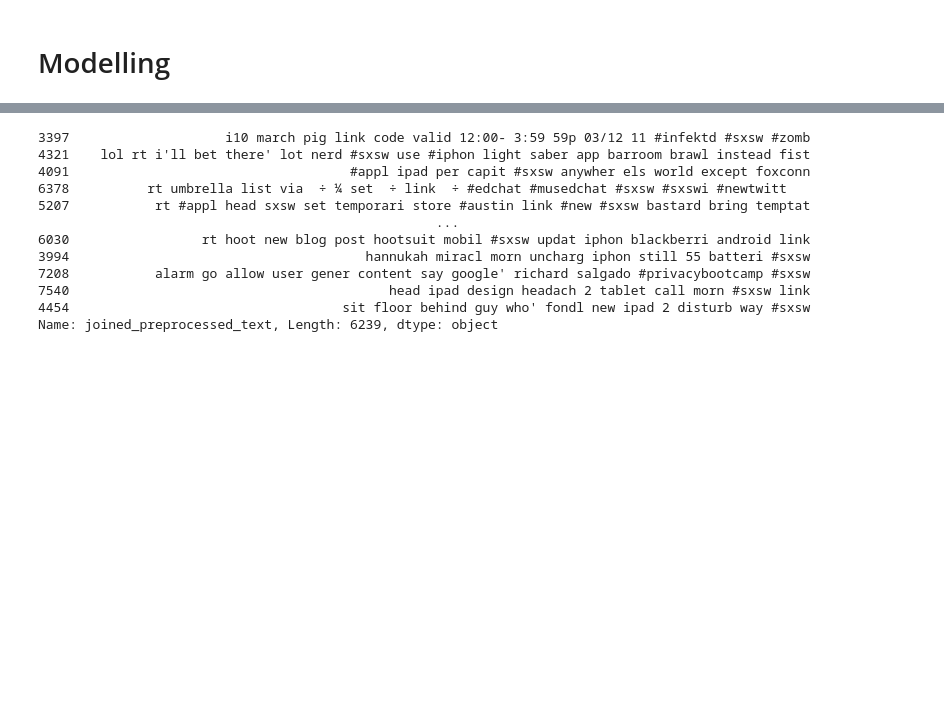
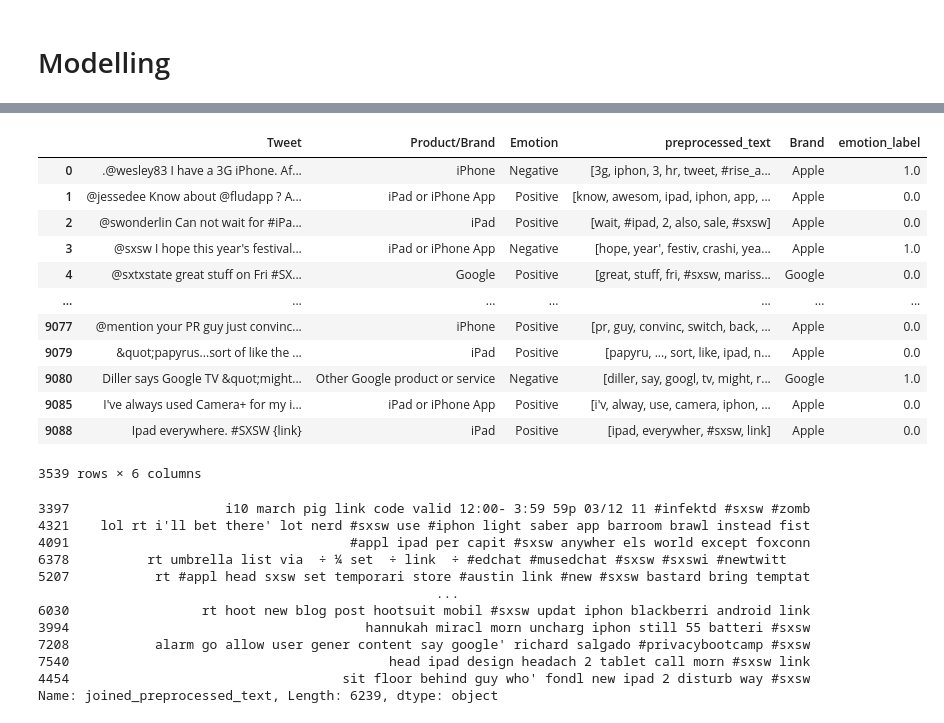
Before and after one commit to R3TR0Quan/twitter-sentiment-analysis, a Jupyter notebook: notebook.ipynb, the cells around one changed output, grey strips where cells are left out. Cells and saved outputs as stored; diff of their text form; code cells hidden in the pictures; blank space fills up the shorter version.

```diff
--- a/notebook.ipynb
+++ b/notebook.ipynb
@@ -413,3 +432,22 @@ tweet_scored[:50]
+# %%
+# Relabeling the content of the emotion column
+data_binary.loc[data_binary['Emotion'] == 'Positive' , 'emotion_label'] = 0
+data_binary.loc[data_binary['Emotion'] == 'Negative' , 'emotion_label'] = 1
+data_binary
+# %% [output]
+|  | Tweet | Product/Brand | Emotion | preprocessed_text | Brand | emotion_label |
+| 0 | .@wesley83 I have a 3G iPhone. Af... | iPhone | Negative | [3g, iphon, 3, hr, tweet, #rise_a... | Apple | 1.0 |
+| 1 | @jessedee Know about @fludapp ? A... | iPad or iPhone App | Positive | [know, awesom, ipad, iphon, app, ... | Apple | 0.0 |
+| 2 | @swonderlin Can not wait for #iPa... | iPad | Positive | [wait, #ipad, 2, also, sale, #sxsw] | Apple | 0.0 |
+| 3 | @sxsw I hope this year's festival... | iPad or iPhone App | Negative | [hope, year', festiv, crashi, yea... | Apple | 1.0 |
+| 4 | @sxtxstate great stuff on Fri #SX... | Google | Positive | [great, stuff, fri, #sxsw, mariss... | Google | 0.0 |
+| ... | ... | ... | ... | ... | ... | ... |
+| 9077 | @mention your PR guy just convinc... | iPhone | Positive | [pr, guy, convinc, switch, back, ... | Apple | 0.0 |
+| 9079 | &quot;papyrus...sort of like the ... | iPad | Positive | [papyru, ..., sort, like, ipad, n... | Apple | 0.0 |
+| 9080 | Diller says Google TV &quot;might... | Other Google product or service | Negative | [diller, say, googl, tv, might, r... | Google | 1.0 |
+| 9085 | I've always used Camera+ for my i... | iPad or iPhone App | Positive | [i'v, alway, use, camera, iphon, ... | Apple | 0.0 |
+| 9088 | Ipad everywhere. #SXSW {link} | iPad | Positive | [ipad, everywher, #sxsw, link] | Apple | 0.0 |
+3539 rows × 6 columns
 # %%
 # Split the data -- Train and Test
 
```
Also changed, not shown: parts of 16 cells of this notebook.
